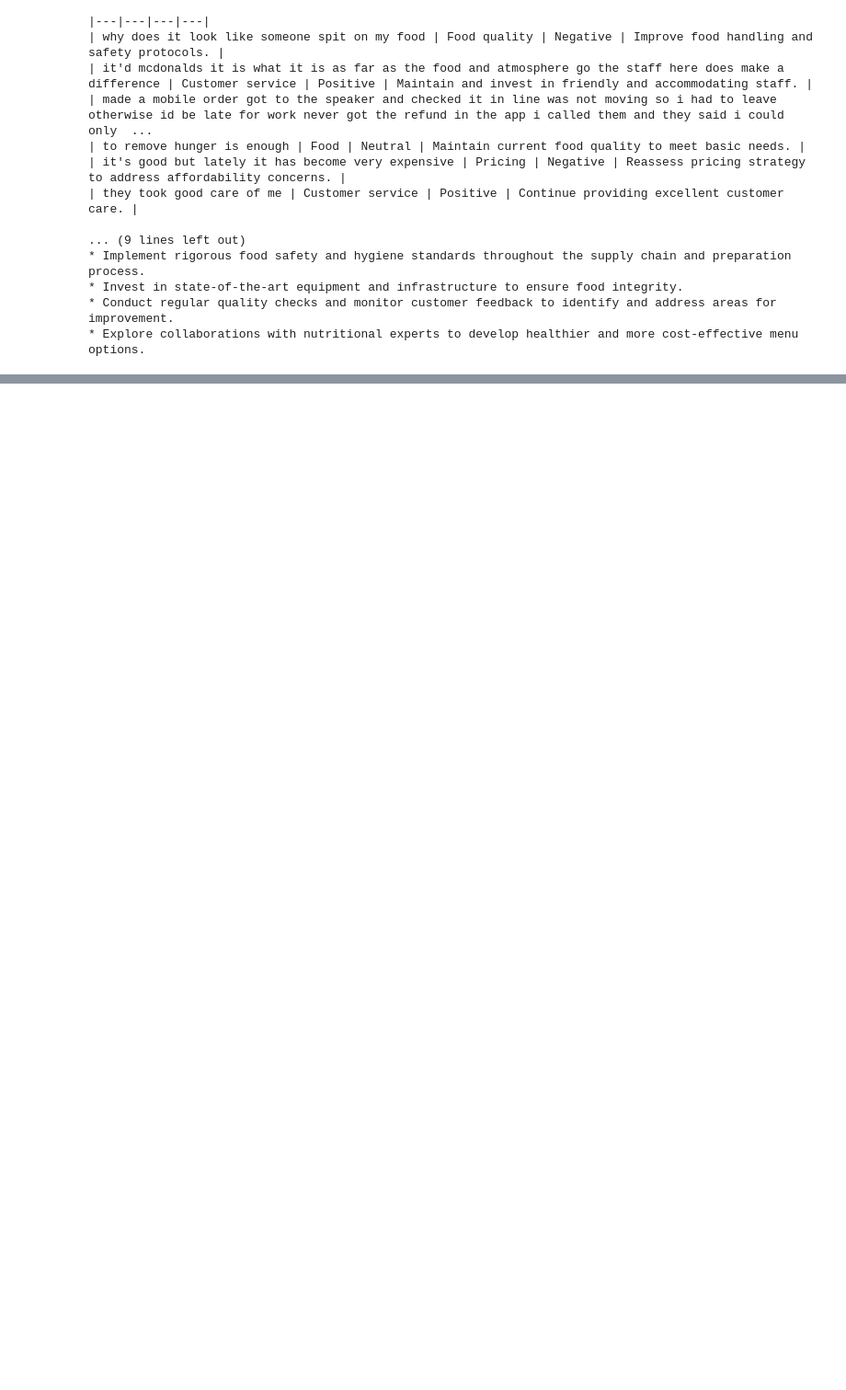
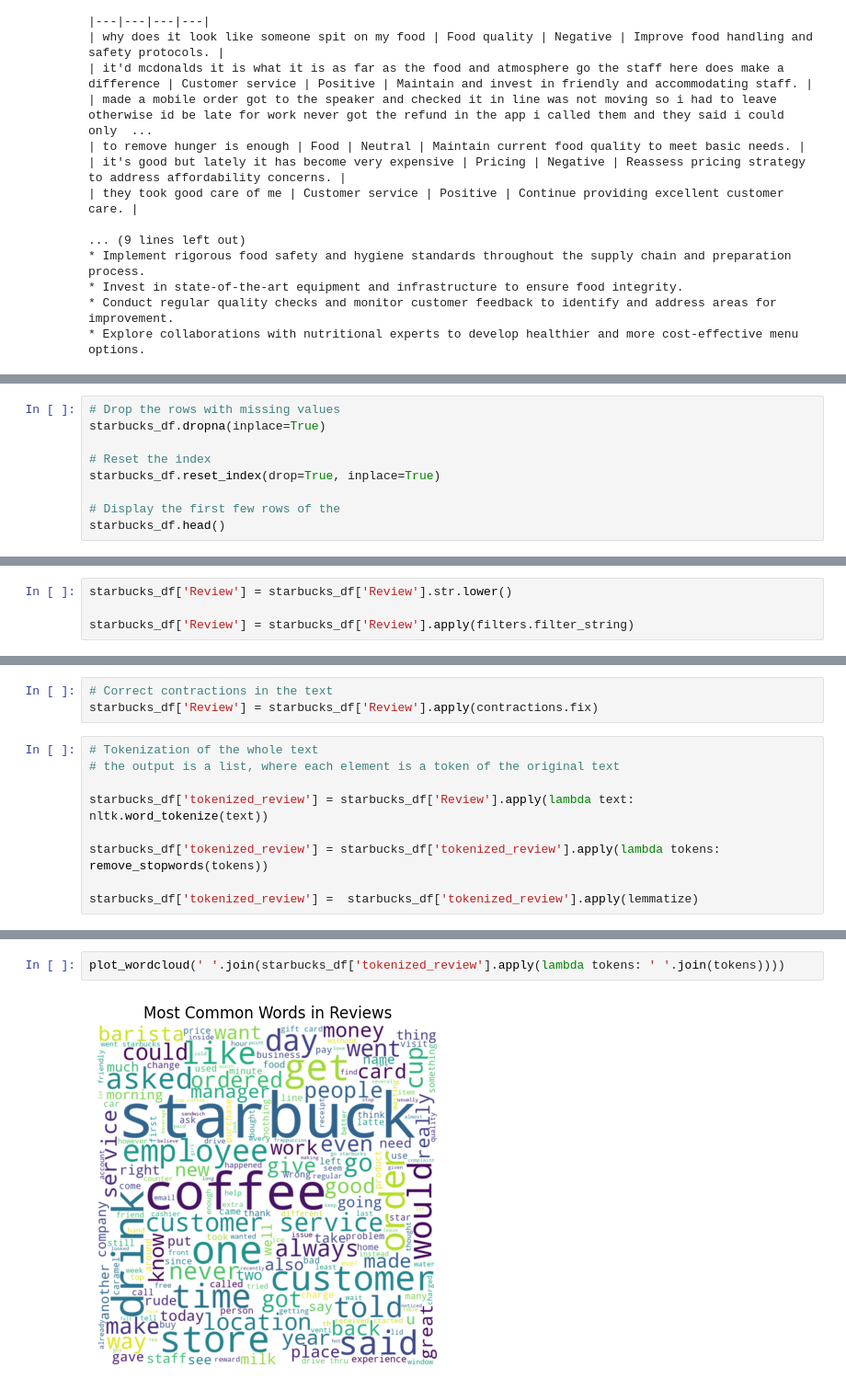
Before and after one commit to Gwme13/Business-project, a Jupyter notebook: Project.ipynb, the cells around one changed output, grey strips where cells are left out. Shown at 92% size. Saved outputs shown, nothing was run; the diff lists cells and outputs as text; blank space fills up the shorter version.

```diff
--- a/Preprocessing.ipynb
+++ b/Project.ipynb
@@ -315,0 +359,9 @@ print(extract_text_field(response_json))
+# %%
+# Drop the rows with missing values
+starbucks_df.dropna(inplace=True)
+
+# Reset the index
+starbucks_df.reset_index(drop=True, inplace=True)
+
+# Display the first few rows of the
+starbucks_df.head()
@@ -315,0 +375,4 @@ print(extract_text_field(response_json))
+# %%
+starbucks_df['Review'] = starbucks_df['Review'].str.lower()
+
+starbucks_df['Review'] = starbucks_df['Review'].apply(filters.filter_string)
@@ -315,0 +388,12 @@ print(extract_text_field(response_json))
+# %%
+# Correct contractions in the text
+starbucks_df['Review'] = starbucks_df['Review'].apply(contractions.fix)
+# %%
+# Tokenization of the whole text
+# the output is a list, where each element is a token of the original text
+
+starbucks_df['tokenized_review'] = starbucks_df['Review'].apply(lambda text: nltk.word_tokenize(text))
+
+starbucks_df['tokenized_review'] = starbucks_df['tokenized_review'].apply(lambda tokens: remove_stopwords(tokens))
+
+starbucks_df['tokenized_review'] =  starbucks_df['tokenized_review'].apply(lemmatize)
@@ -315,0 +409,4 @@ print(extract_text_field(response_json))
+# %%
+plot_wordcloud(' '.join(starbucks_df['tokenized_review'].apply(lambda tokens: ' '.join(tokens))))
+# %% [output]
+[figure, added]
```
Also changed, not shown: parts of 33 cells of this notebook, 1 other file.
